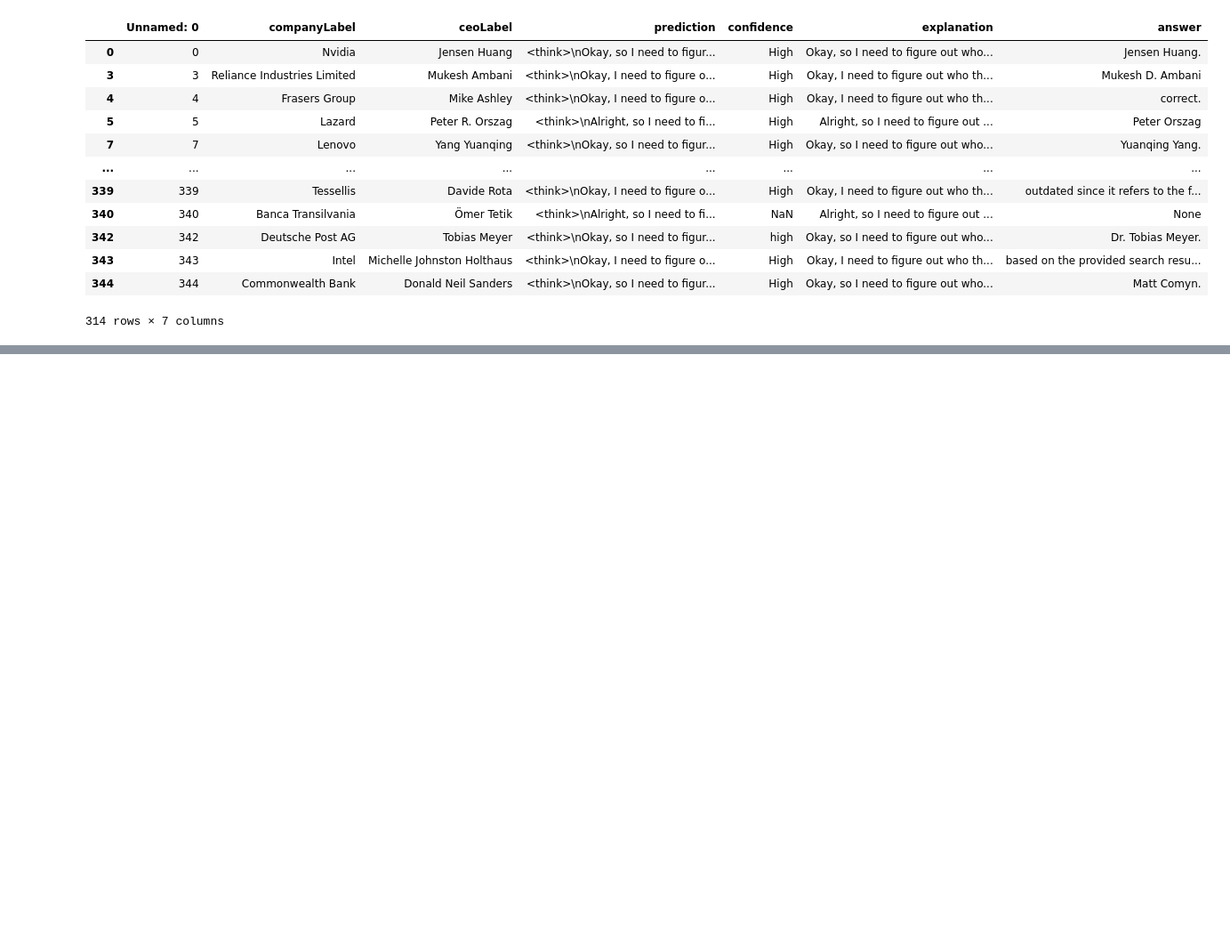
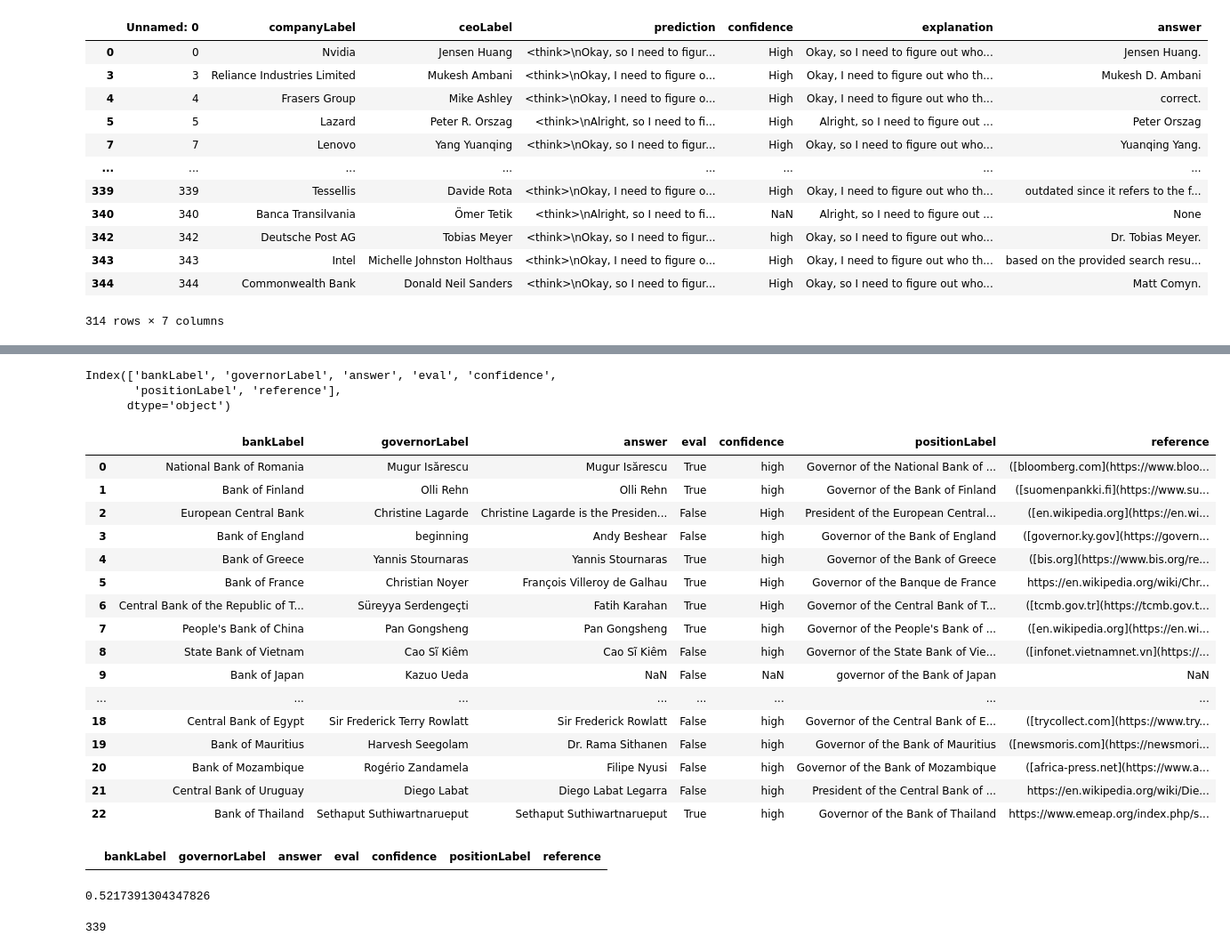
Before and after one commit to amal-gader/autovu-kg, a Jupyter notebook: autovu.ipynb, the cells around one changed output, grey strips where cells are left out. Shown at 89% size. Drawn from its saved outputs; the diff is of its cells as text; code cells hidden in the pictures; blank space fills up the shorter version.

```diff
--- a/autovu.ipynb
+++ b/autovu.ipynb
@@ -469,0 +687,21 @@ resultant_dataframe[resultant_dataframe['ceoLabel']!=resultant_dataframe['answer
+# %%
+df = pd.read_csv("bank_governors_01-04_results_gpt.csv")
+# %%
+import pandas as pd
+import re
+
+def extract_fields(text):
+    pattern = (
+        r"Answer:\s*(?P<answer>.*?)\s*"
+        r"Confidence:\s*(?P<confidence>.*?)\s*"
+        r"Reference:\s*(?P<reference>.*?)\s*$"
+    )
+    match = re.search(pattern, text, re.DOTALL)
+    if match:
+        return match.group("answer"), match.group("confidence"), match.group("reference")
+    else:
+        return None, None, None
+
+df[['answer', 'confidence', 'reference']] = df['prediction'].astype(str).apply(
+    lambda x: pd.Series(extract_fields(x))
+)
@@ -469,0 +715,6 @@ resultant_dataframe[resultant_dataframe['ceoLabel']!=resultant_dataframe['answer
+# %%
+df.columns
+# %% [output]
+Index(['bankLabel', 'governorLabel', 'answer', 'eval', 'confidence',
+       'positionLabel', 'reference'],
+      dtype='object')
@@ -469,0 +725,20 @@ resultant_dataframe[resultant_dataframe['ceoLabel']!=resultant_dataframe['answer
+# %%
+df
+# %% [output]
+|  | bankLabel | governorLabel | answer | eval | confidence | positionLabel | reference |
+| 0 | National Bank of Romania | Mugur Isărescu | Mugur Isărescu | True | high | Governor of the National Bank of ... | ([bloomberg.com](https://www.bloo... |
+| 1 | Bank of Finland | Olli Rehn | Olli Rehn | True | high | Governor of the Bank of Finland | ([suomenpankki.fi](https://www.su... |
+| 2 | European Central Bank | Christine Lagarde | Christine Lagarde is the Presiden... | False | High | President of the European Central... | ([en.wikipedia.org](https://en.wi... |
+| 3 | Bank of England | beginning | Andy Beshear | False | high | Governor of the Bank of England | ([governor.ky.gov](https://govern... |
+| 4 | Bank of Greece | Yannis Stournaras | Yannis Stournaras | True | high | Governor of the Bank of Greece | ([bis.org](https://www.bis.org/re... |
+| 5 | Bank of France | Christian Noyer | François Villeroy de Galhau | True | High | Governor of the Banque de France | https://en.wikipedia.org/wiki/Chr... |
+| 6 | Central Bank of the Republic of T... | Süreyya Serdengeçti | Fatih Karahan | True | High | Governor of the Central Bank of T... | ([tcmb.gov.tr](https://tcmb.gov.t... |
+| 7 | People's Bank of China | Pan Gongsheng | Pan Gongsheng | True | high | Governor of the People's Bank of ... | ([en.wikipedia.org](https://en.wi... |
+| 8 | State Bank of Vietnam | Cao Sĩ Kiêm | Cao Sĩ Kiêm | False | high | Governor of the State Bank of Vie... | ([infonet.vietnamnet.vn](https://... |
+| 9 | Bank of Japan | Kazuo Ueda | NaN | False | NaN | governor of the Bank of Japan | NaN |
+| ... | ... | ... | ... | ... | ... | ... | ... |
+| 18 | Central Bank of Egypt | Sir Frederick Terry Rowlatt | Sir Frederick Rowlatt | False | high | Governor of the Central Bank of E... | ([trycollect.com](https://www.try... |
+| 19 | Bank of Mauritius | Harvesh Seegolam | Dr. Rama Sithanen | False | high | Governor of the Bank of Mauritius | ([newsmoris.com](https://newsmori... |
+| 20 | Bank of Mozambique | Rogério Zandamela | Filipe Nyusi | False | high | Governor of the Bank of Mozambique | ([africa-press.net](https://www.a... |
+| 21 | Central Bank of Uruguay | Diego Labat | Diego Labat Legarra | False | high | President of the Central Bank of ... | https://en.wikipedia.org/wiki/Die... |
+| 22 | Bank of Thailand | Sethaput Suthiwartnarueput | Sethaput Suthiwartnarueput | True | high | Governor of the Bank of Thailand | https://www.emeap.org/index.php/s... |
@@ -469,0 +747,8 @@ resultant_dataframe[resultant_dataframe['ceoLabel']!=resultant_dataframe['answer
+# %%
+df[df['eval'].isnull()]
+# %% [output]
+|  | bankLabel | governorLabel | answer | eval | confidence | positionLabel | reference |
+# %%
+df['eval'].mean()
+# %% [output]
+0.5217391304347826
@@ -469,0 +759,4 @@ resultant_dataframe[resultant_dataframe['ceoLabel']!=resultant_dataframe['answer
+# %%
+len(df)
+# %% [output]
+339
```
Also changed, not shown: parts of 124 cells of this notebook, 27 other files.
